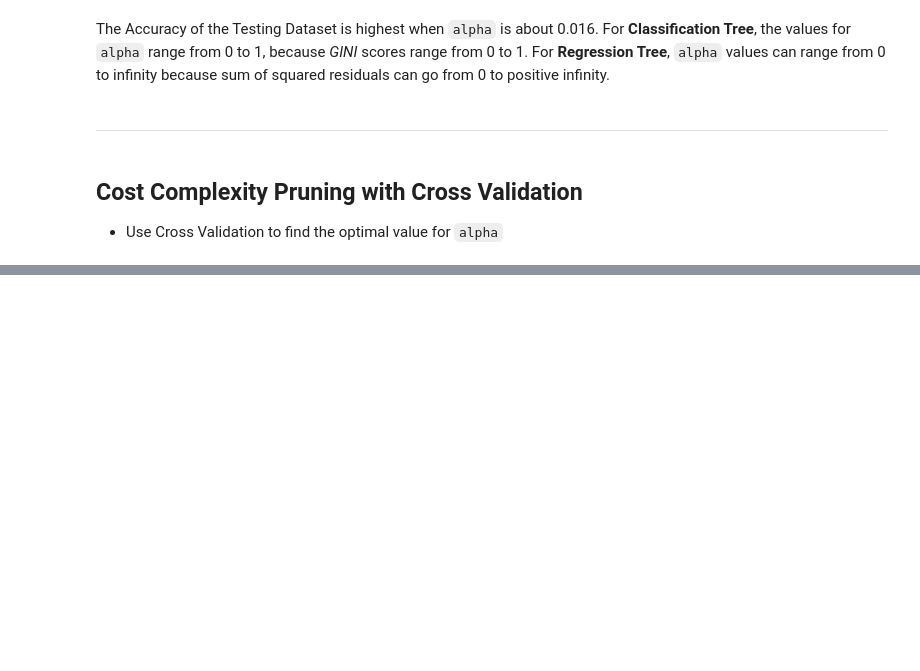
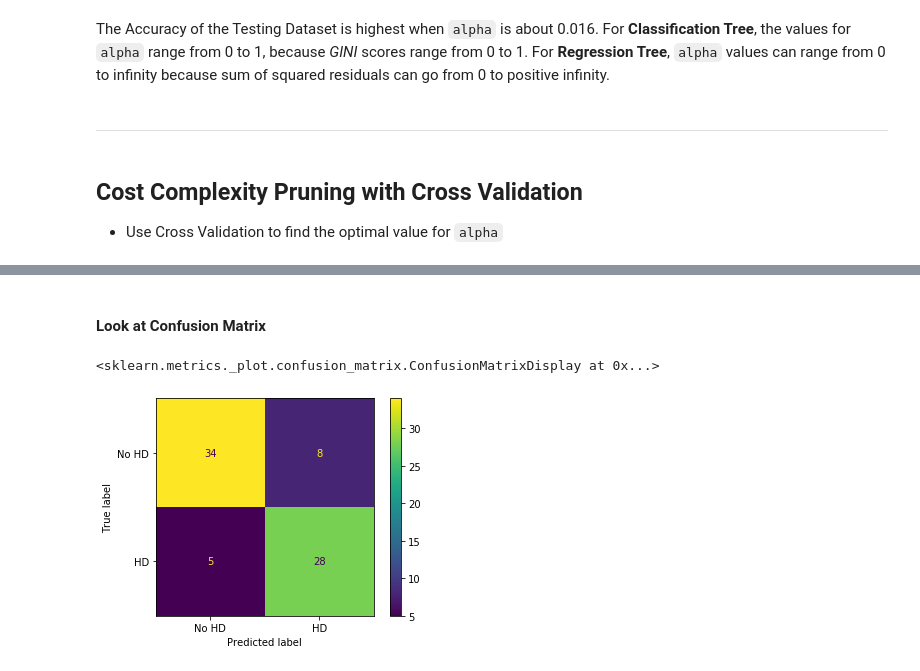
Before and after one commit to romabash/Python-notebooks-collection, a Jupyter notebook: ML Statistics/3.2_Decision-Trees.ipynb, the cells around one changed output, grey strips where cells are left out. Cells and saved outputs as stored; diff of their text form; code cells hidden in the pictures; blank space fills up the shorter version.

```diff
--- a/ML Statistics/3.2_Decision-Trees.ipynb
+++ b/ML Statistics/3.2_Decision-Trees.ipynb
@@ -345,0 +396,7 @@ The Accuracy of the Testing Dataset is highest when `alpha` is about 0.016.  For
+# %% [markdown]
+#### Look at Confusion Matrix
+# %%
+plot_confusion_matrix(model_dt_pruned, X_test, y_test, display_labels=["No HD", "HD"])
+# %% [output]
+<sklearn.metrics._plot.confusion_matrix.ConfusionMatrixDisplay at 0x...>
+[figure, added]
```
Also changed, not shown: parts of 13 cells of this notebook.
